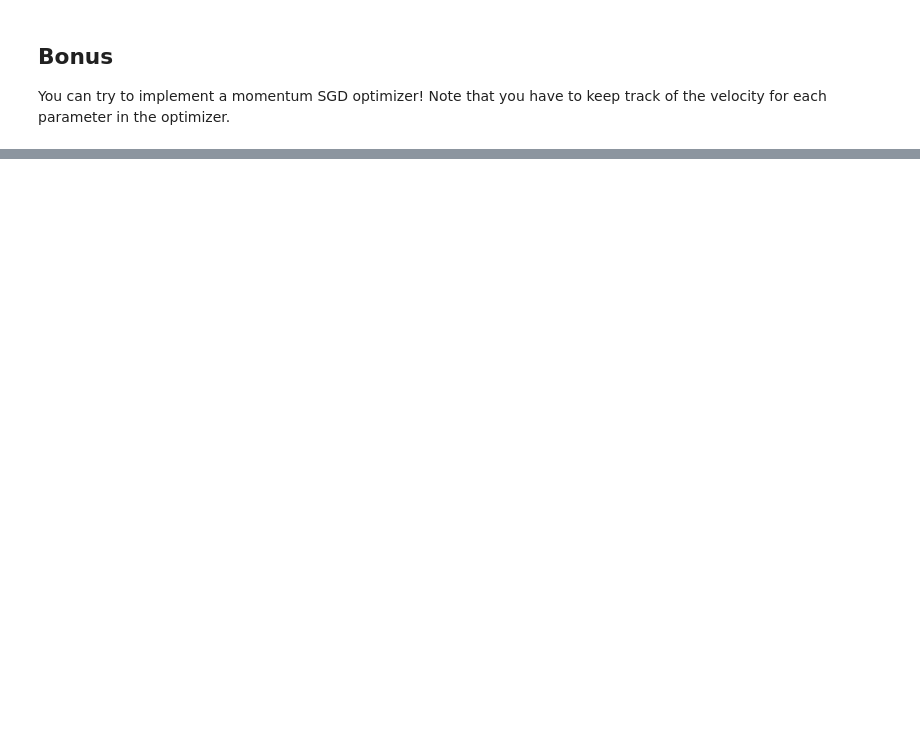
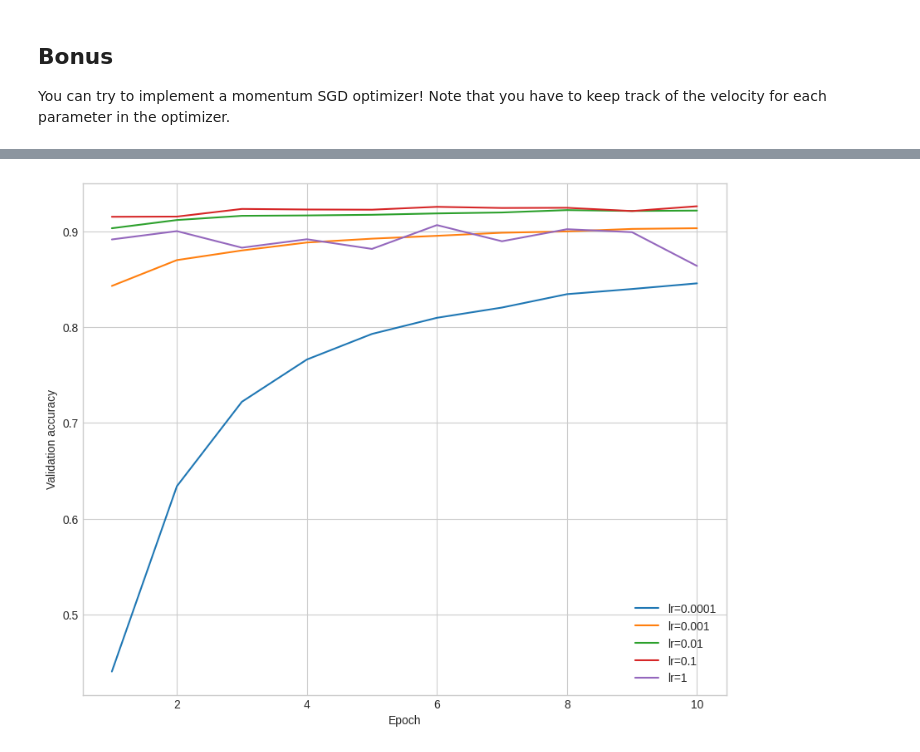
Before and after one commit to BenKabongo25/m1-deep-learning, a Jupyter notebook: lab2.ipynb, the cells around one changed output, grey strips where cells are left out. Drawn from its saved outputs; the diff is of its cells as text; code cells hidden in the pictures; blank space fills up the shorter version.

```diff
--- a/lab2.ipynb
+++ b/lab2.ipynb
@@ -513,0 +721,11 @@ You can try to implement a momentum SGD optimizer! Note that you have to keep tr
+# %%
+# lr validation accuracy
+plt.figure(figsize=(10, 8))
+for i, lr in enumerate(lrs[:-1]):
+    plt.plot(np.arange(1, 1 + n_epochs), all_valid_acc_lrs[i], label=f'lr={lr}')
+plt.xlabel('Epoch')
+plt.ylabel('Validation accuracy')
+plt.legend()
+plt.show()
+# %% [output]
+[figure, added]
```
Also changed, not shown: parts of 32 cells of this notebook, 1 other file.
